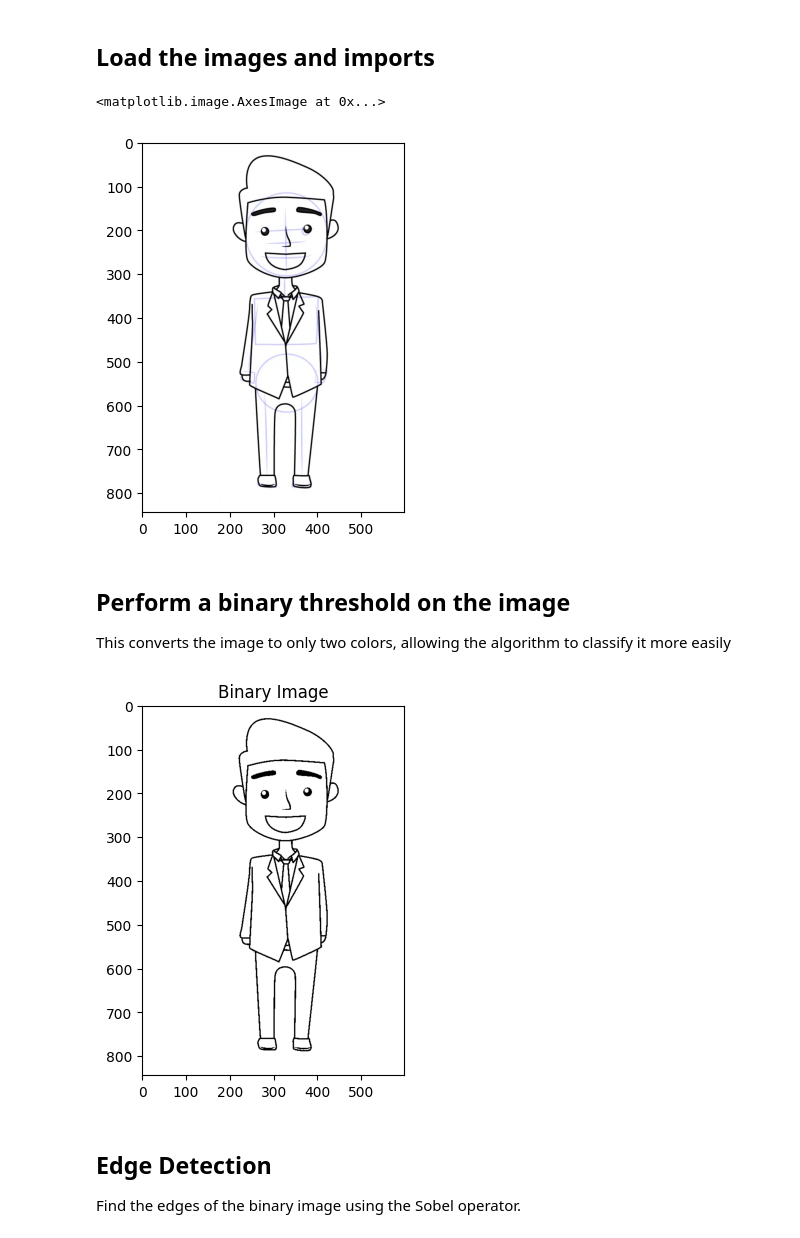
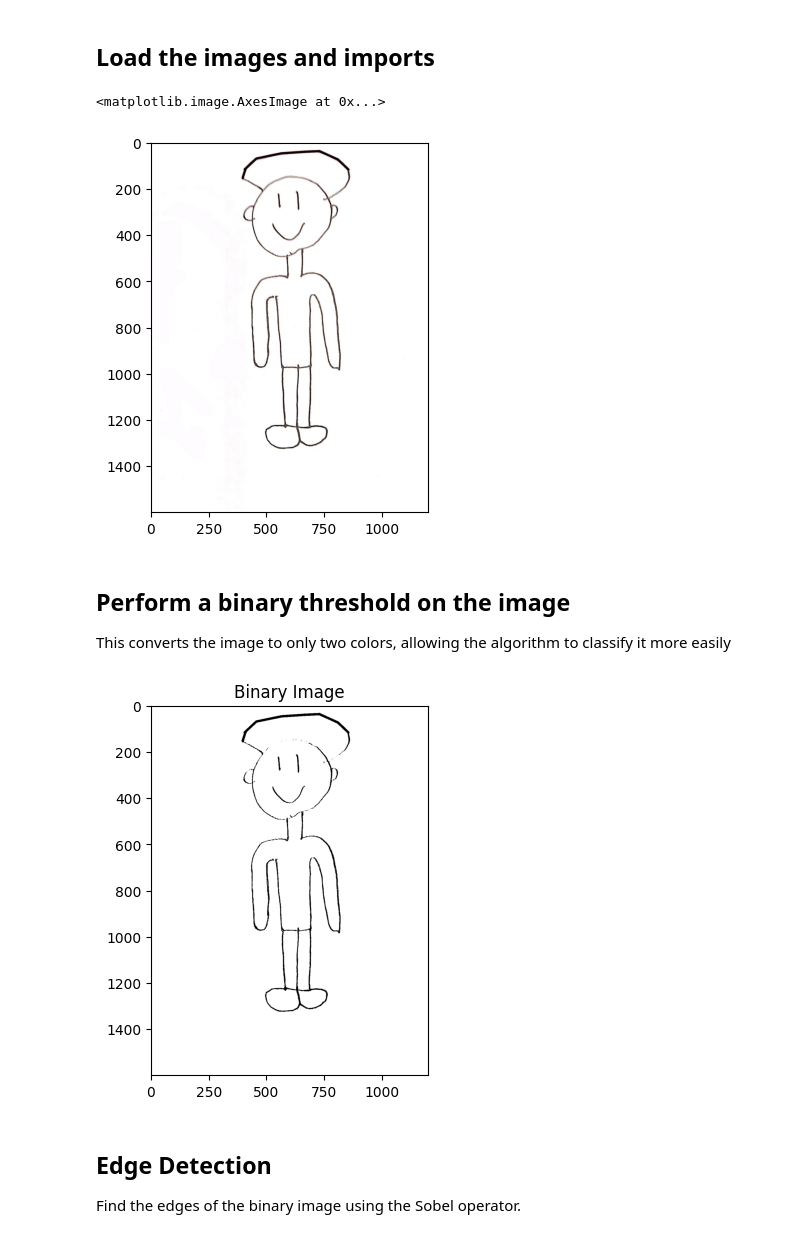
Before and after one commit to CBSchiffer/DrawingAssembly, a Jupyter notebook: Threshold.ipynb, the cells around one changed output. Cells and saved outputs as stored; diff of their text form; code cells hidden in the pictures.

```diff
--- a/Threshold.ipynb
+++ b/Threshold.ipynb
@@ -7,15 +7,17 @@ This notebook demonstrates how to perform image thresholding and calculate the c
 # %%
 import cv2
 import numpy as np
 import sys
 import matplotlib.pyplot as plt
 import scipy.ndimage as ndimage
+from scipy.interpolate import splprep, splev
+from skimage import measure
 
-man = cv2.imread("drawings/man.png")
+man = cv2.imread("drawings/man-front.jpg")
 plt.imshow(cv2.cvtColor(man, cv2.COLOR_BGR2RGB))
 # %% [output]
 <matplotlib.image.AxesImage at 0x...>
-[figure, old version]
+[figure, new version]
 # %% [markdown]
 ## Perform a binary threshold on the image
 This converts the image to only two colors, allowing the algorithm to classify it more easily
@@ -31,7 +33,7 @@ plt.imshow(binary_man, cmap='gray')
 plt.title('Binary Image')
 plt.show()
 # %% [output]
-[figure, old version]
+[figure, new version]
 # %% [markdown]
 ## Edge Detection
 Find the edges of the binary image using the Sobel operator.
```
Also changed, not shown: parts of 31 cells of this notebook, 13 other files.
